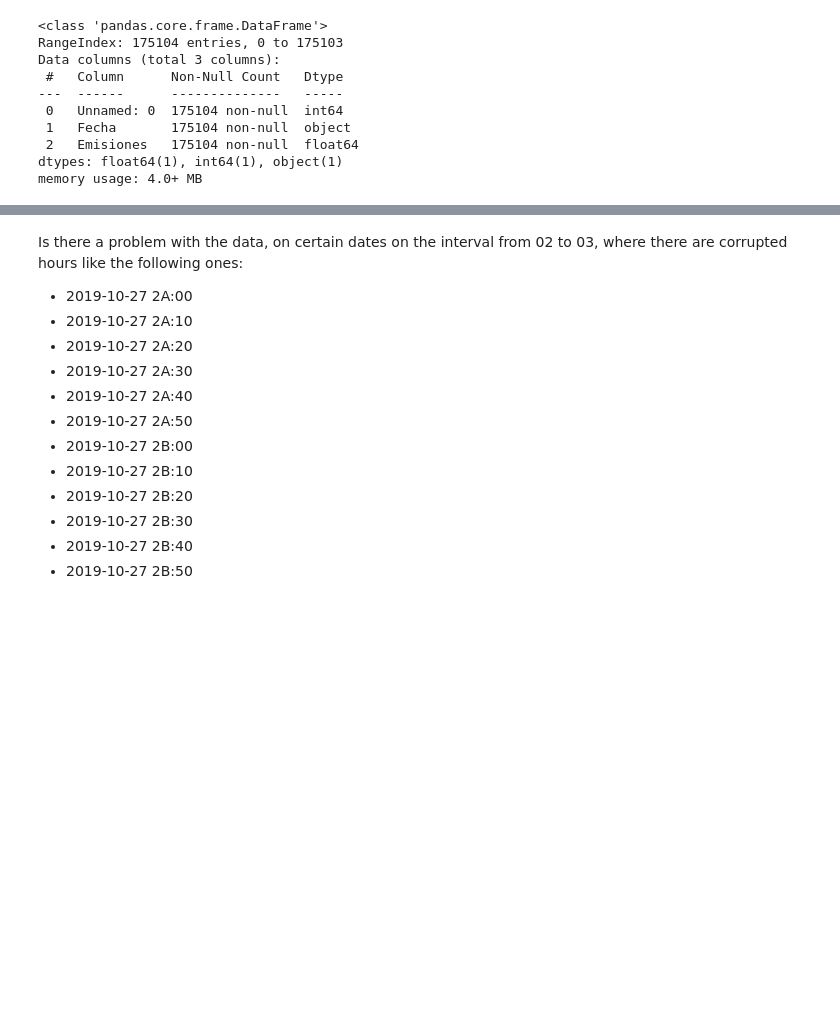
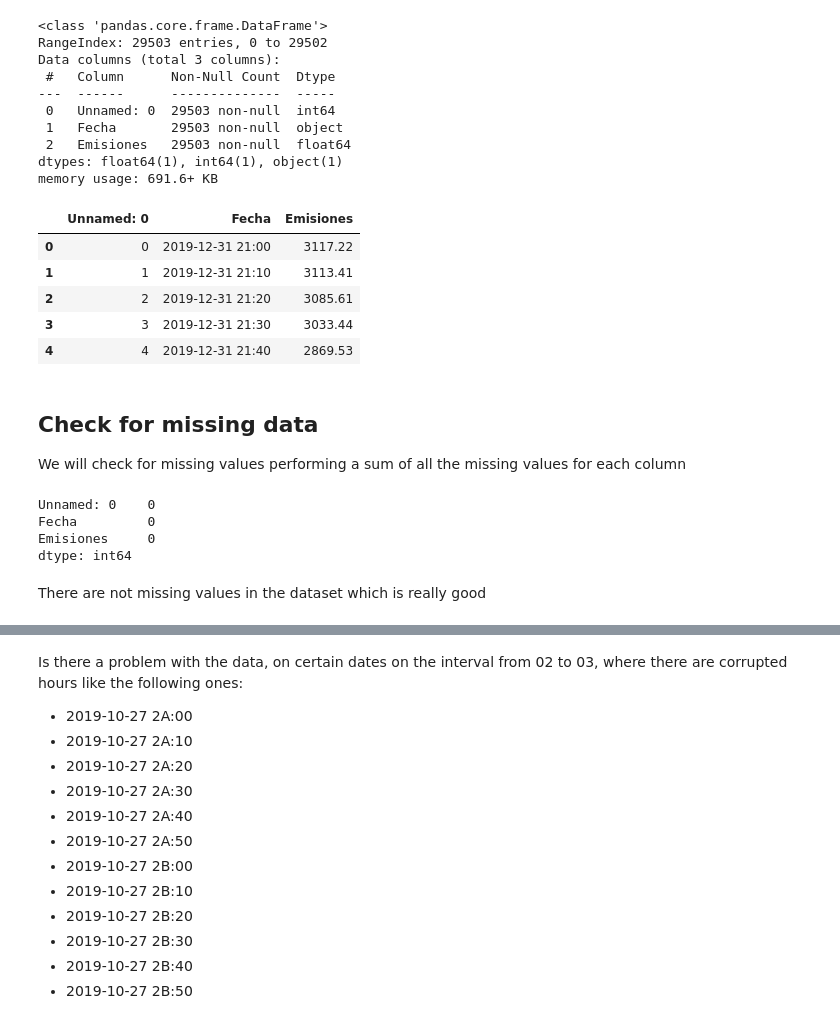
Before and after one commit to hectorLop/CO2_emissions_forecast, a Jupyter notebook: CO2_feature_engineering_and_visualization.ipynb, the cells around one changed output, grey strips where cells are left out. Saved outputs shown, nothing was run; the diff lists cells and outputs as text; code cells hidden in the pictures; blank space fills up the shorter version.

Commit message:
Added comments and explanations in Collect data and Data Cleaning sections

```diff
--- a/CO2_feature_engineering_and_visualization.ipynb
+++ b/CO2_feature_engineering_and_visualization.ipynb
@@ -34,15 +42,37 @@ that needs to be cleaned to convert the Fecha's column from string to a datetime
 # %%
-dataset = pandas.read_csv('Emissions_2017_01_01_to_2020-05-01.csv')
+dataset = pandas.read_csv('Emissions_2020_01_01_to_2020-06-12.csv')
 # %%
 dataset.info()
 # %% [output]
 <class 'pandas.core.frame.DataFrame'>
-RangeIndex: 175104 entries, 0 to 175103
+RangeIndex: 29503 entries, 0 to 29502
 Data columns (total 3 columns):
- #   Column      Non-Null Count   Dtype
----  ------      --------------   -----
- 0   Unnamed: 0  175104 non-null  int64
- 1   Fecha       175104 non-null  object
- 2   Emisiones   175104 non-null  float64
+ #   Column      Non-Null Count  Dtype
+---  ------      --------------  -----
+ 0   Unnamed: 0  29503 non-null  int64
+ 1   Fecha       29503 non-null  object
+ 2   Emisiones   29503 non-null  float64
 dtypes: float64(1), int64(1), object(1)
-memory usage: 4.0+ MB
+memory usage: 691.6+ KB
+# %%
+dataset.head()
+# %% [output]
+|  | Unnamed: 0 | Fecha | Emisiones |
+| 0 | 0 | 2019-12-31 21:00 | 3117.22 |
+| 1 | 1 | 2019-12-31 21:10 | 3113.41 |
+| 2 | 2 | 2019-12-31 21:20 | 3085.61 |
+| 3 | 3 | 2019-12-31 21:30 | 3033.44 |
+| 4 | 4 | 2019-12-31 21:40 | 2869.53 |
+# %% [markdown]
+## Check for missing data
+We will check for missing values performing a sum of all the missing values for each column
+# %%
+# Perform a sum of all NaN values
+dataset.isnull().sum()
+# %% [output]
+Unnamed: 0    0
+Fecha         0
+Emisiones     0
+dtype: int64
+# %% [markdown]
+There are not missing values in the dataset which is really good
```
Also changed, not shown: parts of 12 cells of this notebook.
